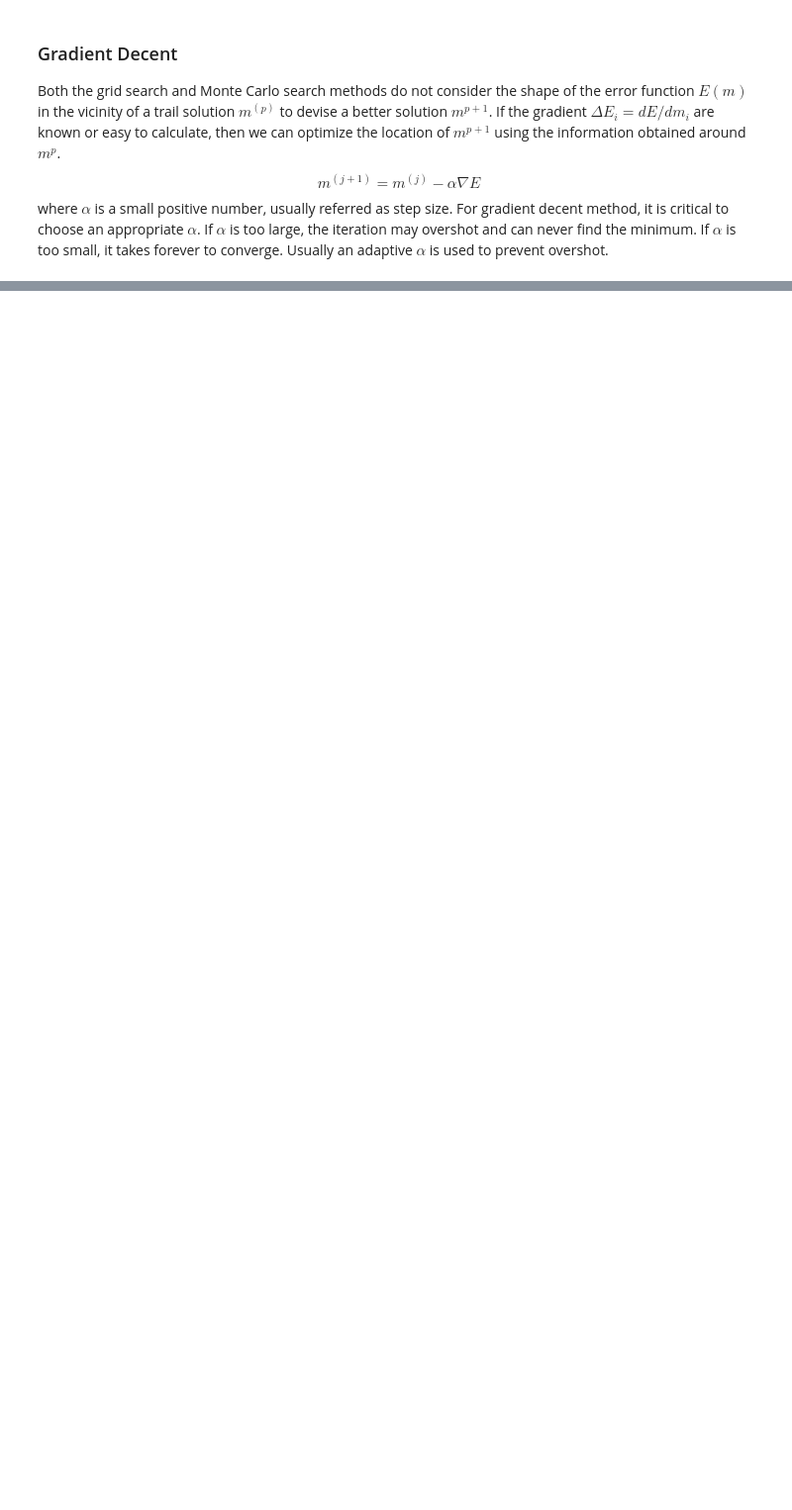
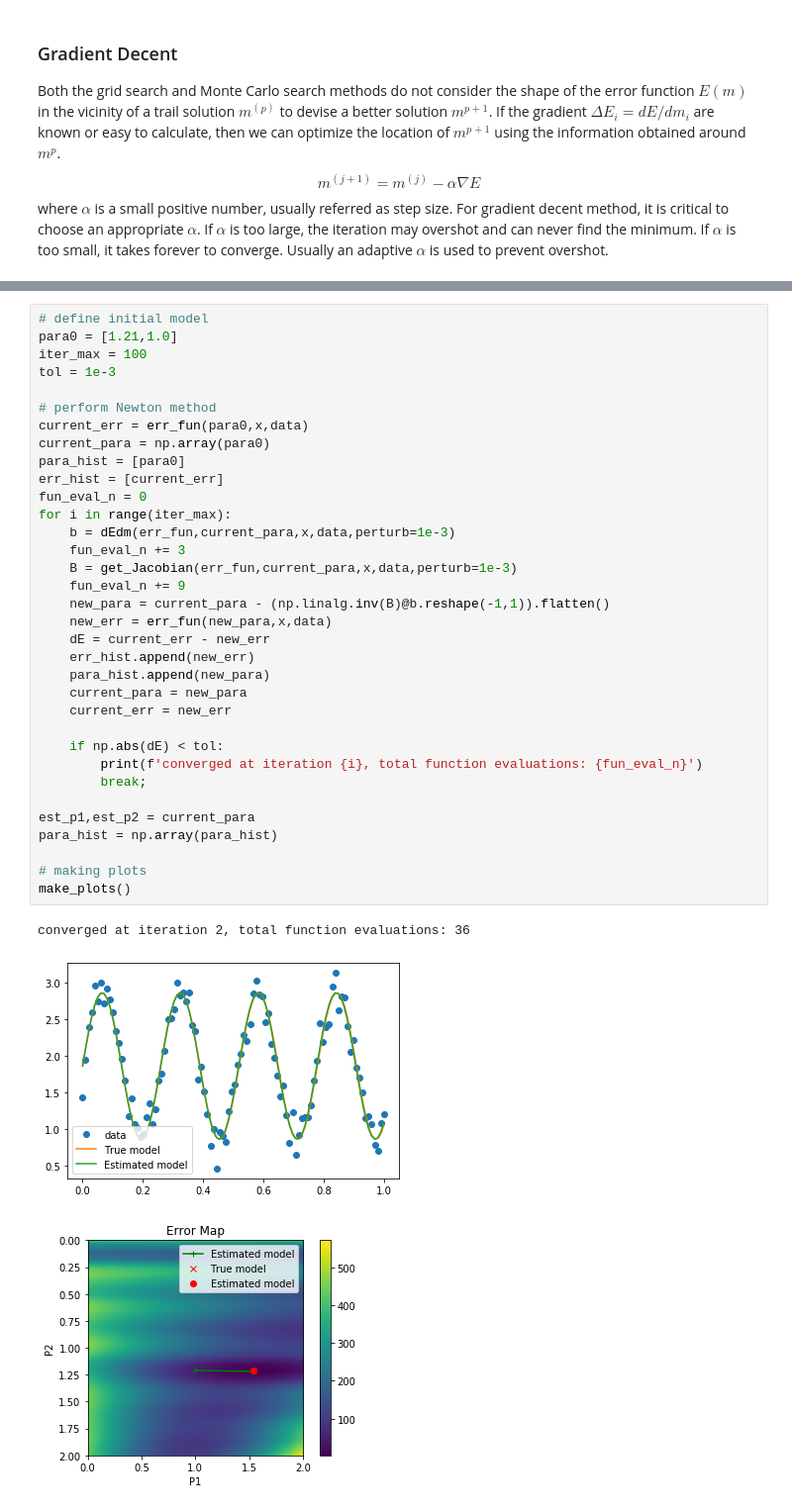
Before and after one commit to jshragge/GPGN535, a Jupyter notebook: 10_Regression.ipynb, the cells around one changed output, grey strips where cells are left out. Shown at 99% size. Cells and saved outputs as stored; diff of their text form; blank space fills up the shorter version.

```diff
--- a/10_Regression.ipynb
+++ b/10_Regression.ipynb
@@ -734,0 +839,38 @@ converged at iteration 37, total function evaluations: 197
+# %%
+# define initial model
+para0 = [1.21,1.0]
+iter_max = 100
+tol = 1e-3
+
+# perform Newton method
+current_err = err_fun(para0,x,data)
+current_para = np.array(para0)
+para_hist = [para0]
+err_hist = [current_err]
+fun_eval_n = 0
+for i in range(iter_max):
+    b = dEdm(err_fun,current_para,x,data,perturb=1e-3)
+    fun_eval_n += 3
+    B = get_Jacobian(err_fun,current_para,x,data,perturb=1e-3)
+    fun_eval_n += 9
+    new_para = current_para - (np.linalg.inv(B)@b.reshape(-1,1)).flatten()
+    new_err = err_fun(new_para,x,data)
+    dE = current_err - new_err
+    err_hist.append(new_err)
+    para_hist.append(new_para)
+    current_para = new_para
+    current_err = new_err
+
+    if np.abs(dE) < tol:
+        print(f'converged at iteration {i}, total function evaluations: {fun_eval_n}')
+        break;
+
+est_p1,est_p2 = current_para
+para_hist = np.array(para_hist)
+
+# making plots
+make_plots()
+# %% [output]
+converged at iteration 2, total function evaluations: 36
+[figure, added]
+[figure, added]
```
Also changed, not shown: parts of 17 cells of this notebook.
